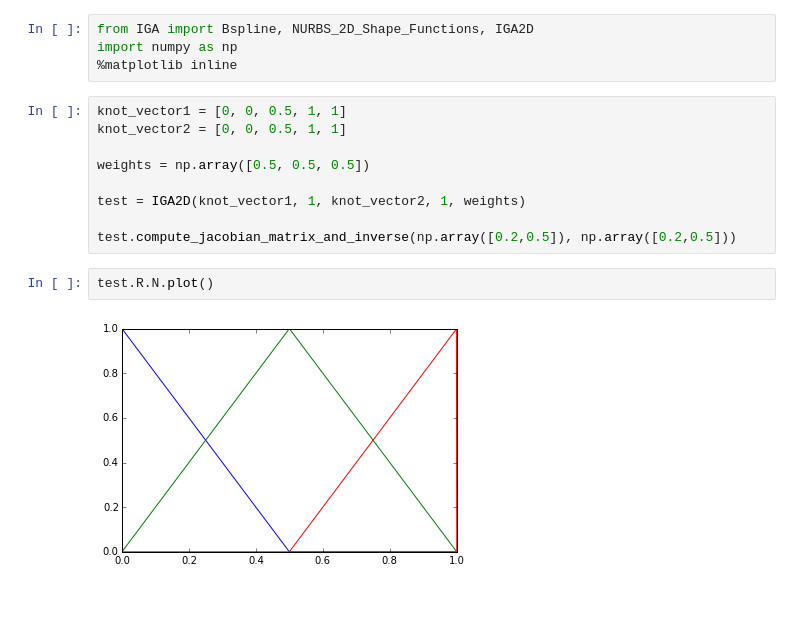
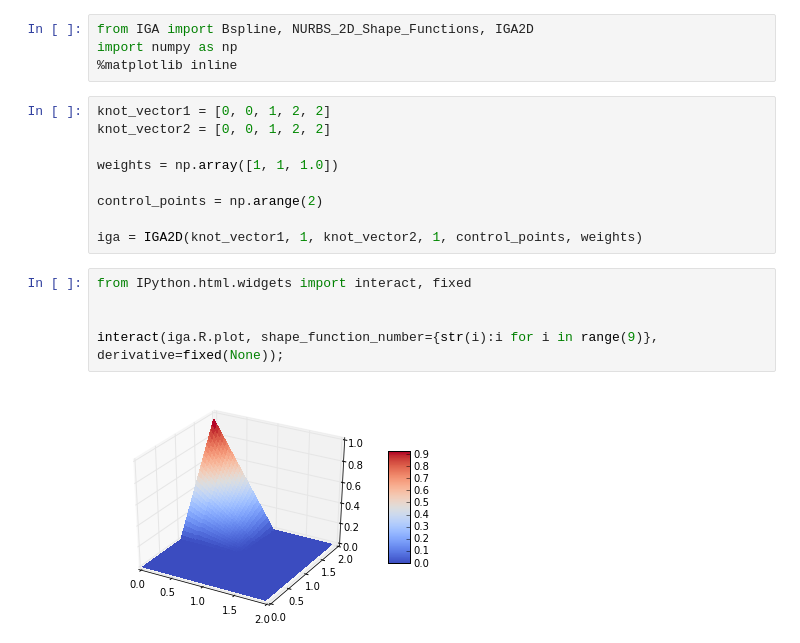
Before and after one commit to johntfoster/IGA, a Jupyter notebook: IGA.test.ipynb, the cells around one changed output. Cells and saved outputs as stored; diff of their text form; blank space fills up the shorter version.

Commit message:
Add widgets for viz

```diff
--- a/IGA.test.ipynb
+++ b/IGA.test.ipynb
@@ -3,15 +3,18 @@ from IGA import Bspline, NURBS_2D_Shape_Functions, IGA2D
 import numpy as np
 %matplotlib inline
 # %%
-knot_vector1 = [0, 0, 0.5, 1, 1]
-knot_vector2 = [0, 0, 0.5, 1, 1]
+knot_vector1 = [0, 0, 1, 2, 2]
+knot_vector2 = [0, 0, 1, 2, 2]
 
-weights = np.array([0.5, 0.5, 0.5])
+weights = np.array([1, 1, 1.0])
 
-test = IGA2D(knot_vector1, 1, knot_vector2, 1, weights)
+control_points = np.arange(2)
 
-test.compute_jacobian_matrix_and_inverse(np.array([0.2,0.5]), np.array([0.2,0.5]))
+iga = IGA2D(knot_vector1, 1, knot_vector2, 1, control_points, weights)
-# %%
-test.R.N.plot()
-# %% [output]
-[figure, removed]
+# %%
+from IPython.html.widgets import interact, fixed
+
+
+interact(iga.R.plot, shape_function_number={str(i):i for i in range(9)}, derivative=fixed(None));
+# %% [output]
+[figure, added]
```
Also changed, not shown: parts of 1 cell of this notebook, 1 other file.
